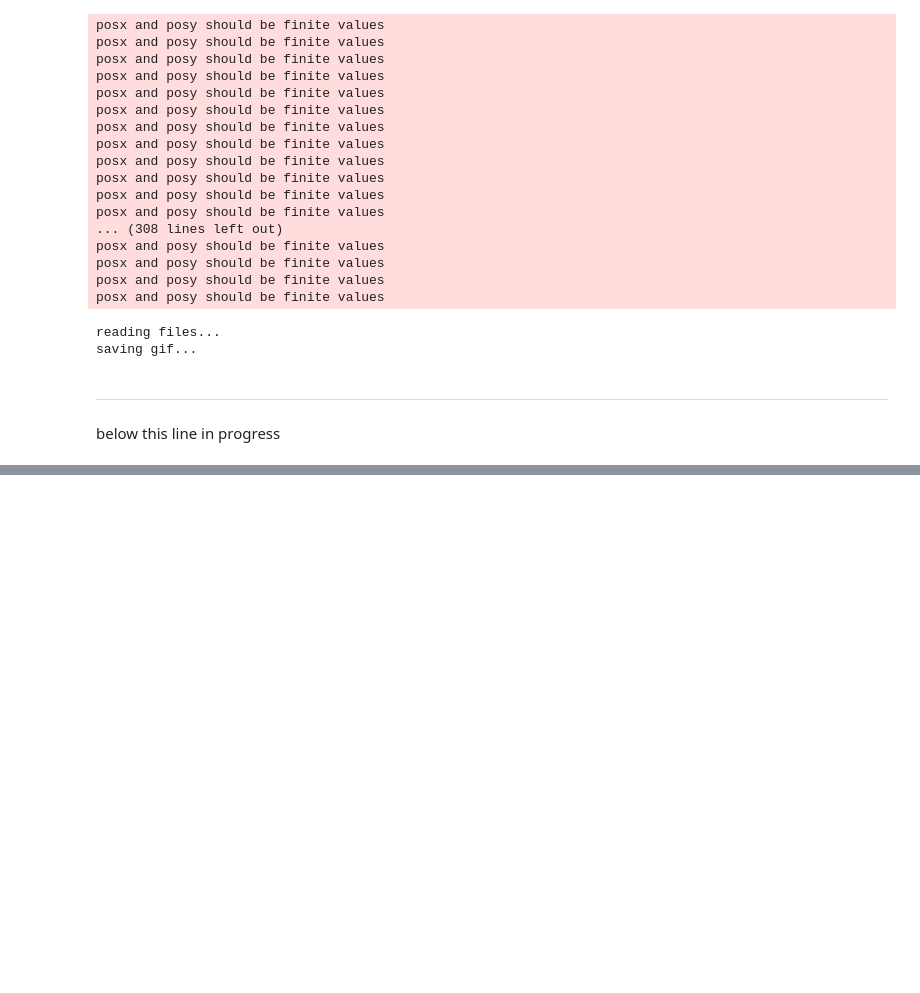
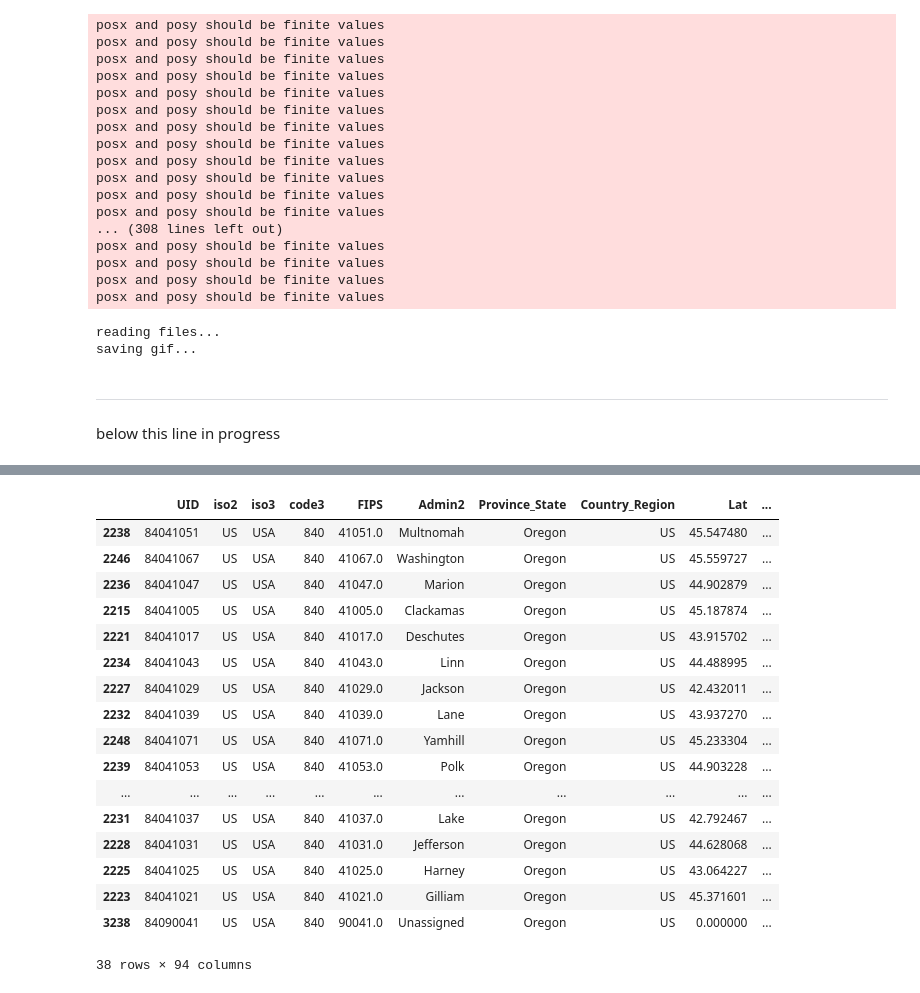
Before and after one commit to UBERCRUZER/covid19, a Jupyter notebook: notebook.ipynb, the cells around one changed output, grey strips where cells are left out. Saved outputs shown, nothing was run; the diff lists cells and outputs as text; code cells hidden in the pictures; blank space fills up the shorter version.

```diff
--- a/notebook.ipynb
+++ b/notebook.ipynb
@@ -338,3 +334,24 @@ datetime.datetime(2020, 4, 7, 11, 15, 59, 228105)
+# %%
+confDF[confDF['Province_State']=='Oregon'].sort_values(by=confDF.columns[-1], ascending=False)
+# %% [output]
+|  | UID | iso2 | iso3 | code3 | FIPS | Admin2 | Province_State | Country_Region | Lat | ... |
+| 2238 | 84041051 | US | USA | 840 | 41051.0 | Multnomah | Oregon | US | 45.547480 | ... |
+| 2246 | 84041067 | US | USA | 840 | 41067.0 | Washington | Oregon | US | 45.559727 | ... |
+| 2236 | 84041047 | US | USA | 840 | 41047.0 | Marion | Oregon | US | 44.902879 | ... |
+| 2215 | 84041005 | US | USA | 840 | 41005.0 | Clackamas | Oregon | US | 45.187874 | ... |
+| 2221 | 84041017 | US | USA | 840 | 41017.0 | Deschutes | Oregon | US | 43.915702 | ... |
+| 2234 | 84041043 | US | USA | 840 | 41043.0 | Linn | Oregon | US | 44.488995 | ... |
+| 2227 | 84041029 | US | USA | 840 | 41029.0 | Jackson | Oregon | US | 42.432011 | ... |
+| 2232 | 84041039 | US | USA | 840 | 41039.0 | Lane | Oregon | US | 43.937270 | ... |
+| 2248 | 84041071 | US | USA | 840 | 41071.0 | Yamhill | Oregon | US | 45.233304 | ... |
+| 2239 | 84041053 | US | USA | 840 | 41053.0 | Polk | Oregon | US | 44.903228 | ... |
+| ... | ... | ... | ... | ... | ... | ... | ... | ... | ... | ... |
+| 2231 | 84041037 | US | USA | 840 | 41037.0 | Lake | Oregon | US | 42.792467 | ... |
+| 2228 | 84041031 | US | USA | 840 | 41031.0 | Jefferson | Oregon | US | 44.628068 | ... |
+| 2225 | 84041025 | US | USA | 840 | 41025.0 | Harney | Oregon | US | 43.064227 | ... |
+| 2223 | 84041021 | US | USA | 840 | 41021.0 | Gilliam | Oregon | US | 45.371601 | ... |
+| 3238 | 84090041 | US | USA | 840 | 90041.0 | Unassigned | Oregon | US | 0.000000 | ... |
+38 rows × 94 columns
 # %%
 # byStateDF[byStateDF.index=='New York']
 
```
Also changed, not shown: parts of 10 cells of this notebook, 1 other file.
